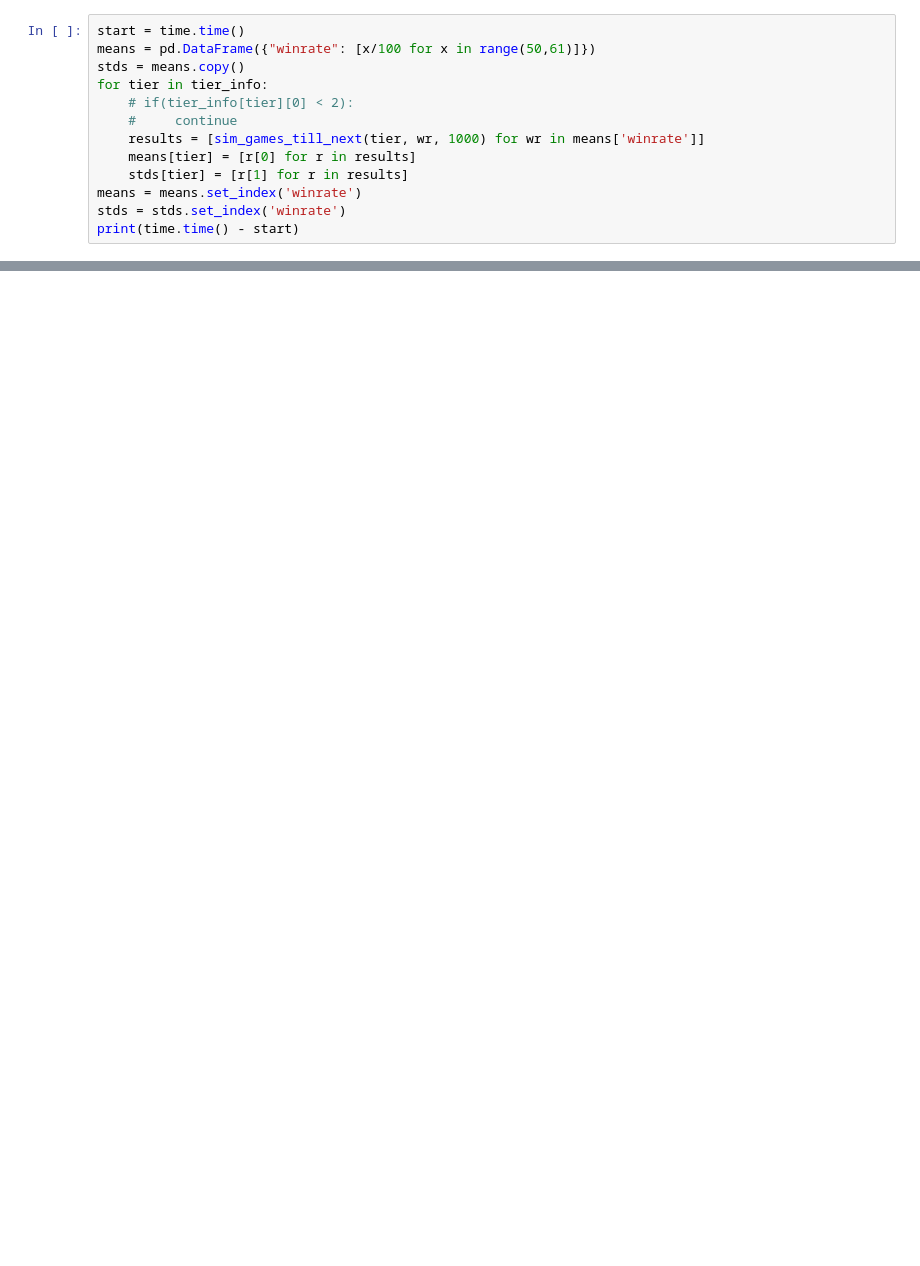
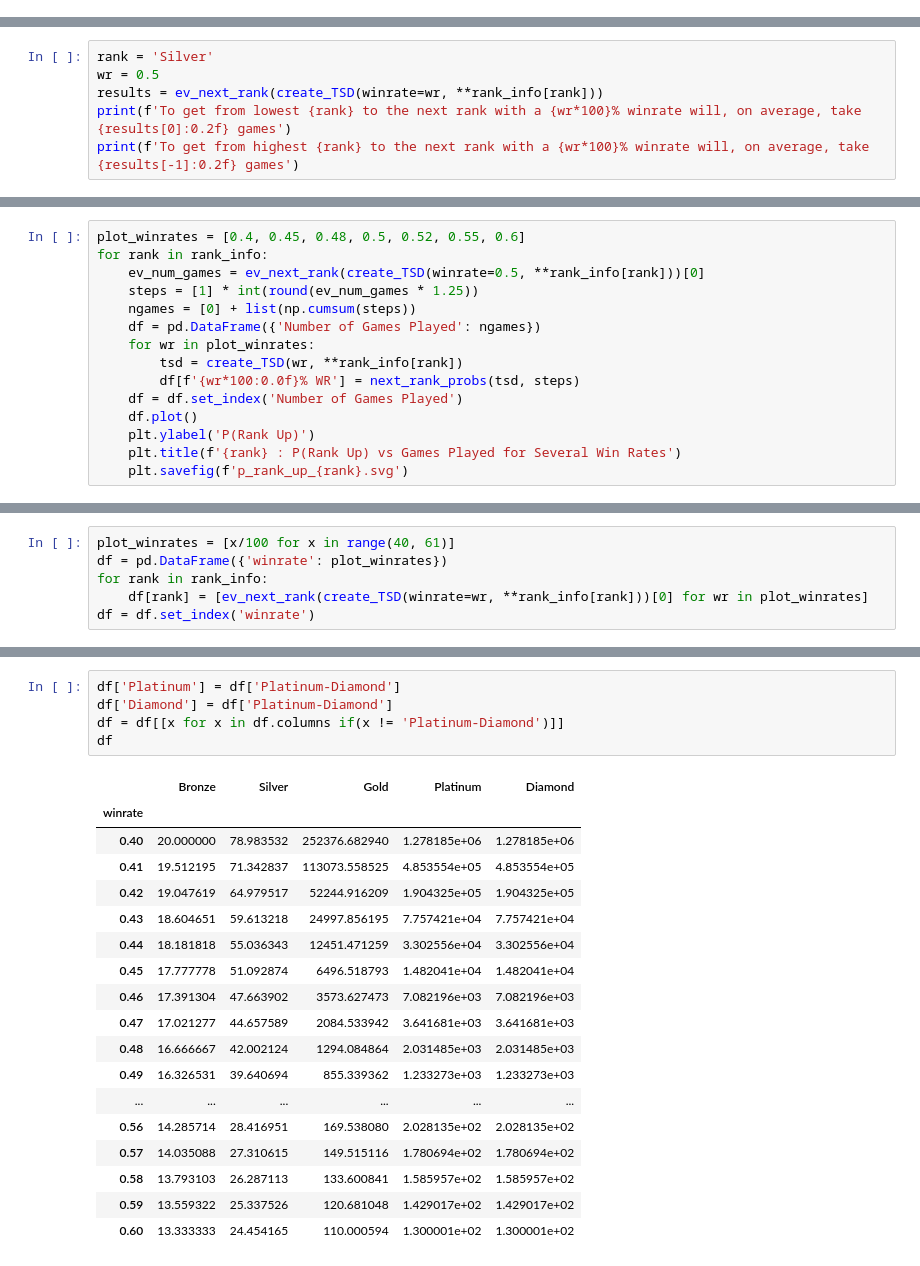
Before and after one commit to nhartwic/nhartwic.github.io, a Jupyter notebook: MTGA_rank_sim.ipynb, the cells around one changed output, grey strips where cells are left out. Drawn from its saved outputs; the diff is of its cells as text; blank space fills up the shorter version.

```diff
--- a/MTGA_rank_sim.ipynb
+++ b/MTGA_rank_sim.ipynb
@@ -80,13 +18,0 @@ games * 10 / 60/30
-# %%
-start = time.time()
-means = pd.DataFrame({"winrate": [x/100 for x in range(50,61)]})
-stds = means.copy()
-for tier in tier_info:
-    # if(tier_info[tier][0] < 2):
-    #     continue
-    results = [sim_games_till_next(tier, wr, 1000) for wr in means['winrate']]
-    means[tier] = [r[0] for r in results]
-    stds[tier] = [r[1] for r in results]
-means = means.set_index('winrate')
-stds = stds.set_index('winrate')
-print(time.time() - start)
@@ -139,0 +172,6 @@ means
+# %%
+rank = 'Silver'
+wr = 0.5
+results = ev_next_rank(create_TSD(winrate=wr, **rank_info[rank]))
+print(f'To get from lowest {rank} to the next rank with a {wr*100}% winrate will, on average, take {results[0]:0.2f} games')
+print(f'To get from highest {rank} to the next rank with a {wr*100}% winrate will, on average, take {results[-1]:0.2f} games')
@@ -139,0 +183,15 @@ means
+# %%
+plot_winrates = [0.4, 0.45, 0.48, 0.5, 0.52, 0.55, 0.6]
+for rank in rank_info:
+    ev_num_games = ev_next_rank(create_TSD(winrate=0.5, **rank_info[rank]))[0]
+    steps = [1] * int(round(ev_num_games * 1.25))
+    ngames = [0] + list(np.cumsum(steps))
+    df = pd.DataFrame({'Number of Games Played': ngames})
+    for wr in plot_winrates:
+        tsd = create_TSD(wr, **rank_info[rank])
+        df[f'{wr*100:0.0f}% WR'] = next_rank_probs(tsd, steps)
+    df = df.set_index('Number of Games Played')
+    df.plot()
+    plt.ylabel('P(Rank Up)')
+    plt.title(f'{rank} : P(Rank Up) vs Games Played for Several Win Rates')
+    plt.savefig(f'p_rank_up_{rank}.svg')
@@ -139,0 +209,6 @@ means
+# %%
+plot_winrates = [x/100 for x in range(40, 61)]
+df = pd.DataFrame({'winrate': plot_winrates})
+for rank in rank_info:
+    df[rank] = [ev_next_rank(create_TSD(winrate=wr, **rank_info[rank]))[0] for wr in plot_winrates]
+df = df.set_index('winrate')
@@ -139,0 +234,24 @@ means
+# %%
+df['Platinum'] = df['Platinum-Diamond']
+df['Diamond'] = df['Platinum-Diamond']
+df = df[[x for x in df.columns if(x != 'Platinum-Diamond')]]
+df
+# %% [output]
+|  | Bronze | Silver | Gold | Platinum | Diamond |
+| winrate |  |  |  |  |  |
+| 0.40 | 20.000000 | 78.983532 | 252376.682940 | 1.278185e+06 | 1.278185e+06 |
+| 0.41 | 19.512195 | 71.342837 | 113073.558525 | 4.853554e+05 | 4.853554e+05 |
+| 0.42 | 19.047619 | 64.979517 | 52244.916209 | 1.904325e+05 | 1.904325e+05 |
+| 0.43 | 18.604651 | 59.613218 | 24997.856195 | 7.757421e+04 | 7.757421e+04 |
+| 0.44 | 18.181818 | 55.036343 | 12451.471259 | 3.302556e+04 | 3.302556e+04 |
+| 0.45 | 17.777778 | 51.092874 | 6496.518793 | 1.482041e+04 | 1.482041e+04 |
+| 0.46 | 17.391304 | 47.663902 | 3573.627473 | 7.082196e+03 | 7.082196e+03 |
+| 0.47 | 17.021277 | 44.657589 | 2084.533942 | 3.641681e+03 | 3.641681e+03 |
+| 0.48 | 16.666667 | 42.002124 | 1294.084864 | 2.031485e+03 | 2.031485e+03 |
+| 0.49 | 16.326531 | 39.640694 | 855.339362 | 1.233273e+03 | 1.233273e+03 |
+| ... | ... | ... | ... | ... | ... |
+| 0.56 | 14.285714 | 28.416951 | 169.538080 | 2.028135e+02 | 2.028135e+02 |
+| 0.57 | 14.035088 | 27.310615 | 149.515116 | 1.780694e+02 | 1.780694e+02 |
+| 0.58 | 13.793103 | 26.287113 | 133.600841 | 1.585957e+02 | 1.585957e+02 |
+| 0.59 | 13.559322 | 25.337526 | 120.681048 | 1.429017e+02 | 1.429017e+02 |
+| 0.60 | 13.333333 | 24.454165 | 110.000594 | 1.300001e+02 | 1.300001e+02 |
```
Also changed, not shown: parts of 26 cells of this notebook.
